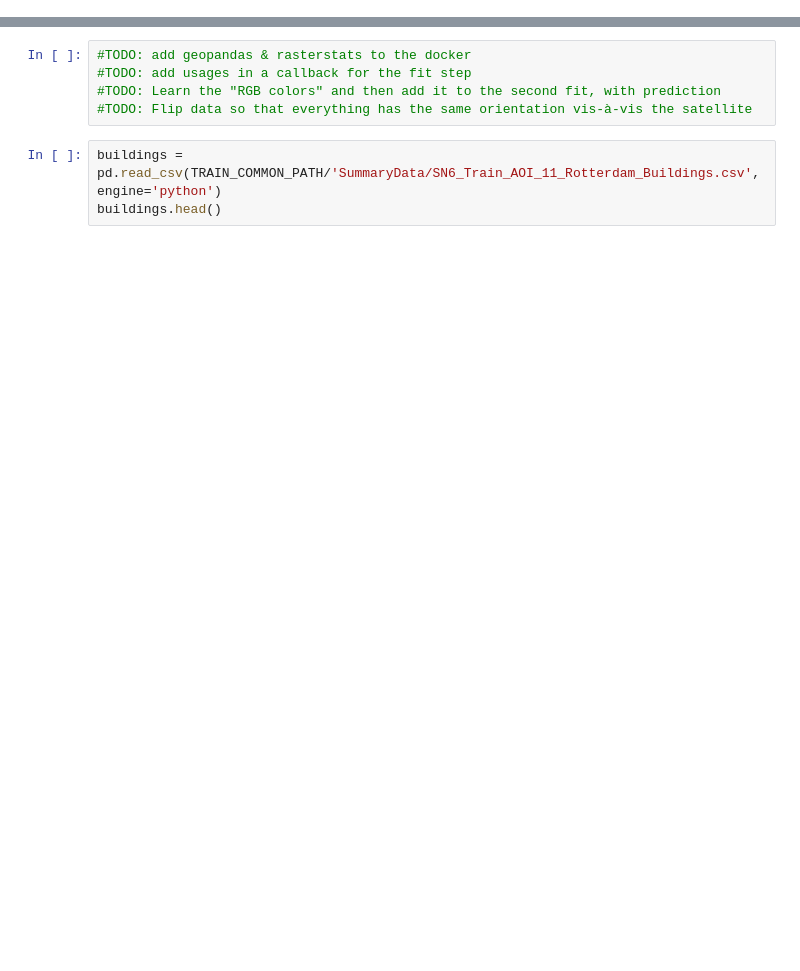
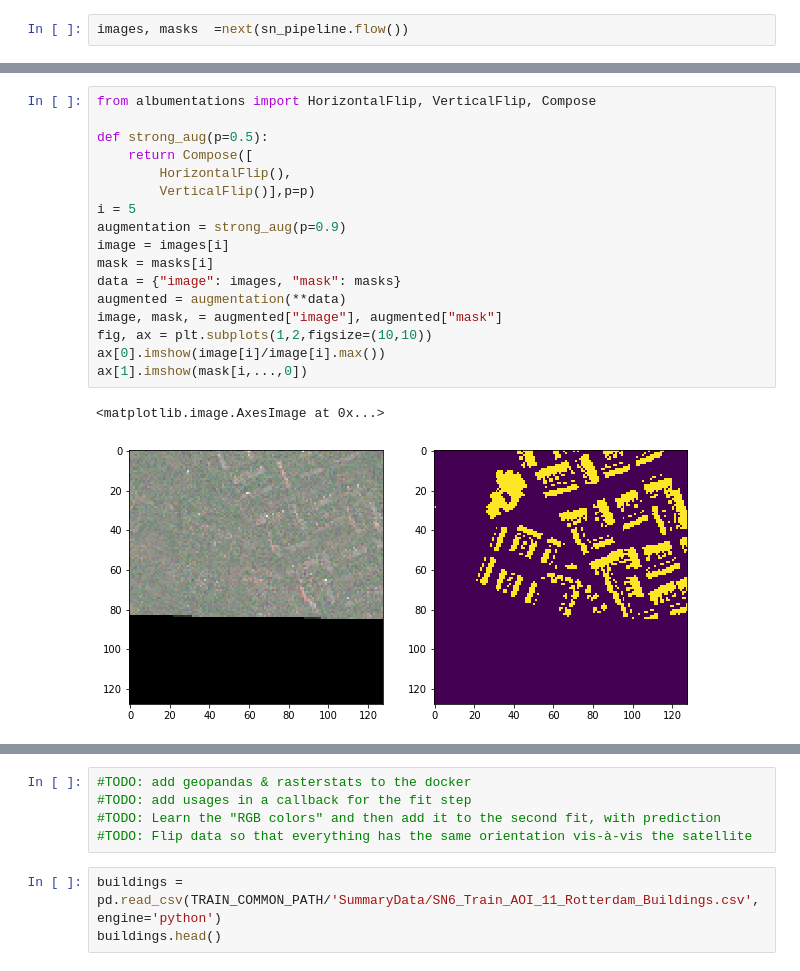
Before and after one commit to Amiel-Kurtis/spacenet6, a Jupyter notebook: baseline_model.ipynb, the cells around one changed output, grey strips where cells are left out. Drawn from its saved outputs; the diff is of its cells as text; blank space fills up the shorter version.

```diff
--- a/baseline_model.ipynb
+++ b/baseline_model.ipynb
@@ -65,0 +88,2 @@ KeyboardInterrupt:
+# %%
+images, masks  =next(sn_pipeline.flow())
@@ -65,0 +134,20 @@ KeyboardInterrupt:
+# %%
+from albumentations import HorizontalFlip, VerticalFlip, Compose
+
+def strong_aug(p=0.5):
+    return Compose([
+        HorizontalFlip(),
+        VerticalFlip()],p=p)
+i = 5
+augmentation = strong_aug(p=0.9)
+image = images[i]
+mask = masks[i]
+data = {"image": images, "mask": masks}
+augmented = augmentation(**data)
+image, mask, = augmented["image"], augmented["mask"]
+fig, ax = plt.subplots(1,2,figsize=(10,10))
+ax[0].imshow(image[i]/image[i].max())
+ax[1].imshow(mask[i,...,0])
+# %% [output]
+<matplotlib.image.AxesImage at 0x...>
+[figure, added]
```
Also changed, not shown: parts of 32 cells of this notebook, 1 other file.
